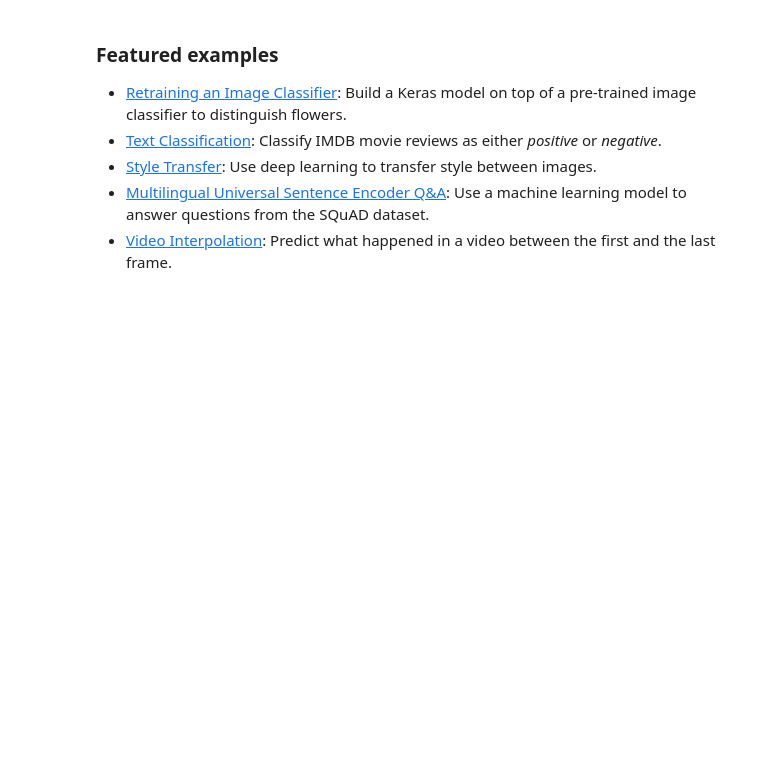
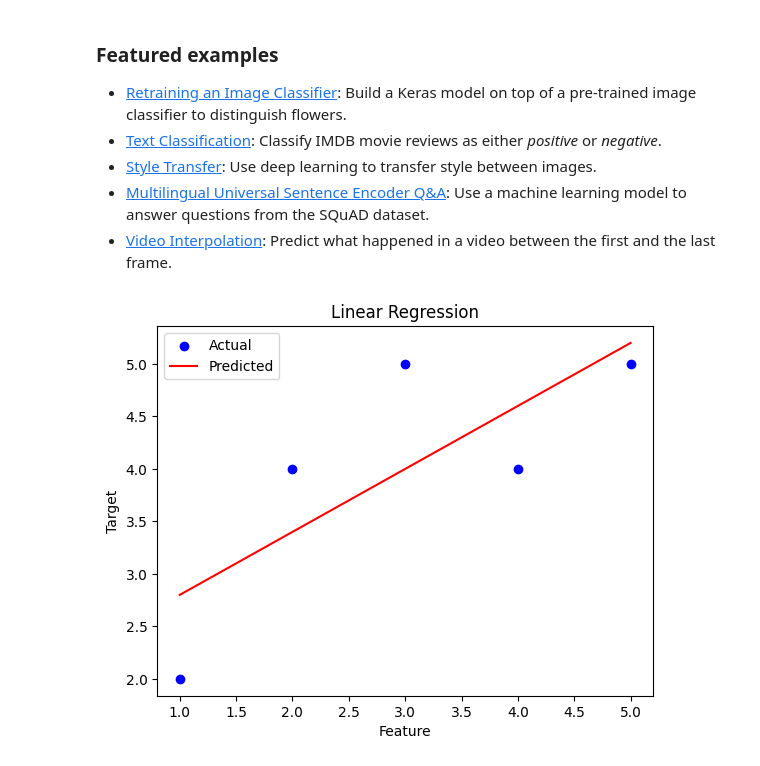
Before and after one commit to thakur785/sandbox_llm, a Jupyter notebook: AIOlympiad/LinearRegression.ipynb, the cells around one changed output. Drawn from its saved outputs; the diff is of its cells as text; code cells hidden in the pictures; blank space fills up the shorter version.

```diff
--- a/AIOlympiad/LinearRegression.ipynb
+++ b/AIOlympiad/LinearRegression.ipynb
@@ -198,6 +198,21 @@ These are a few of the notebooks related to Machine Learning, including Google's
 # %%
 import numpy as np
 import matplotlib.pyplot as plt
 from sklearn.linear_model import LinearRegression
 
 X = np.array([[1],[2],[3],[4],[5]])
+y = np.array([2,4,5,4,5])
+
+model = LinearRegression()
+model.fit(X,y)
+y_pred = model.predict(X)
+
+plt.scatter(X,y, color ='blue', label ='Actual')
+plt.plot(X, y_pred, color ='red', label = 'Predicted')
+plt.xlabel('Feature')
+plt.ylabel('Target')
+plt.title('Linear Regression')
+plt.legend()
+plt.show()
+# %% [output]
+[figure, added]
```
Also changed, not shown: 1 other file.
